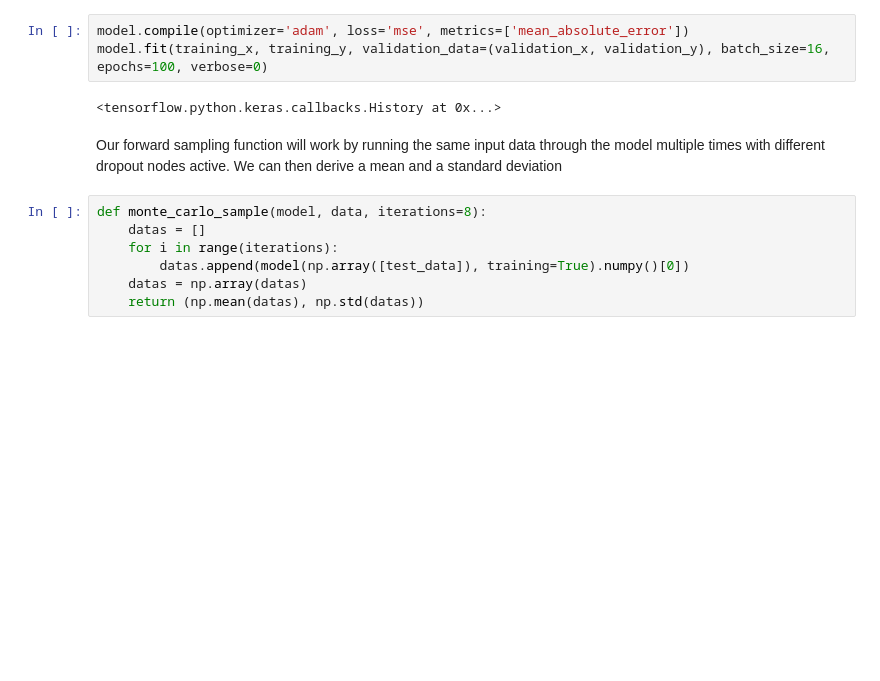
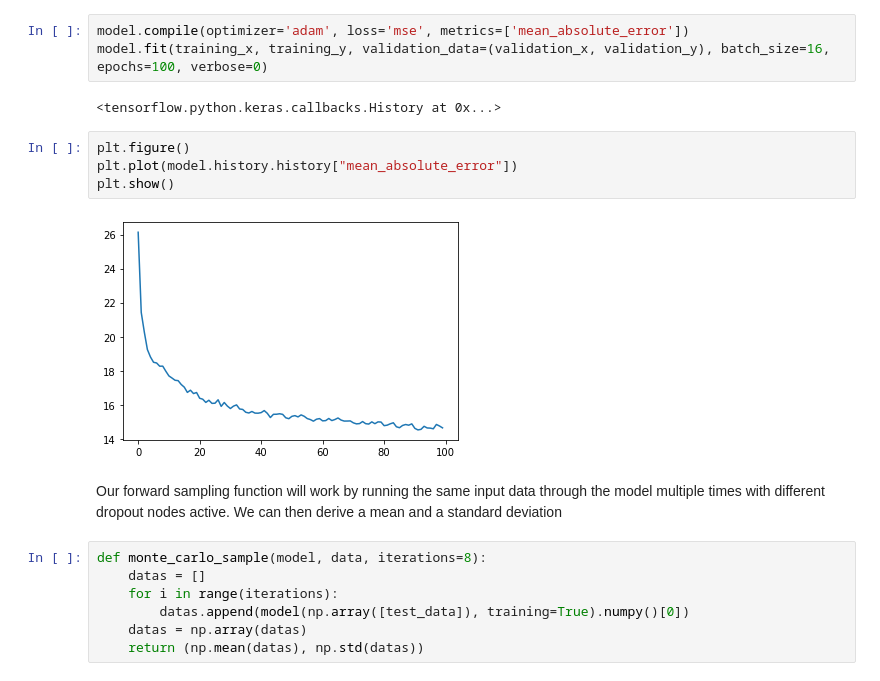
Before and after one commit to apexys/kiel_air_quality_tensorflow, a Jupyter notebook: models/monte-carlo/MonteCarloDropoutSampling.ipynb, the cells around one changed output. Saved outputs shown, nothing was run; the diff lists cells and outputs as text; blank space fills up the shorter version.

```diff
--- a/models/monte-carlo/MonteCarloDropoutSampling.ipynb
+++ b/models/monte-carlo/MonteCarloDropoutSampling.ipynb
@@ -88,6 +77,12 @@ model.compile(optimizer='adam', loss='mse', metrics=['mean_absolute_error'])
 model.fit(training_x, training_y, validation_data=(validation_x, validation_y), batch_size=16, epochs=100, verbose=0)
 # %% [output]
 <tensorflow.python.keras.callbacks.History at 0x...>
+# %%
+plt.figure()
+plt.plot(model.history.history["mean_absolute_error"])
+plt.show()
+# %% [output]
+[figure, added]
 # %% [markdown]
 Our forward sampling function will work by running the same input data through the model multiple times with different dropout nodes active. We can then derive a mean and a standard deviation
 # %%
```
Also changed, not shown: parts of 13 cells of this notebook.
